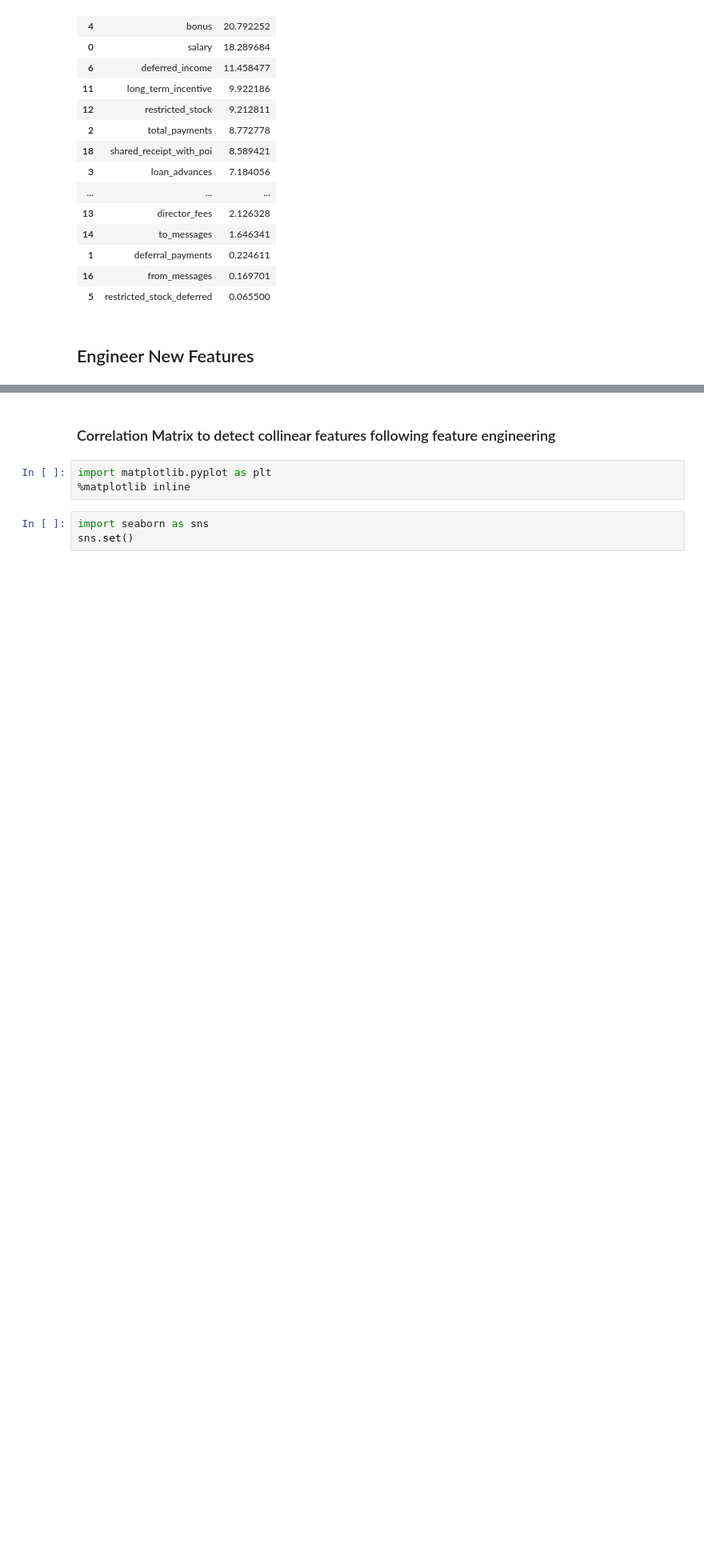
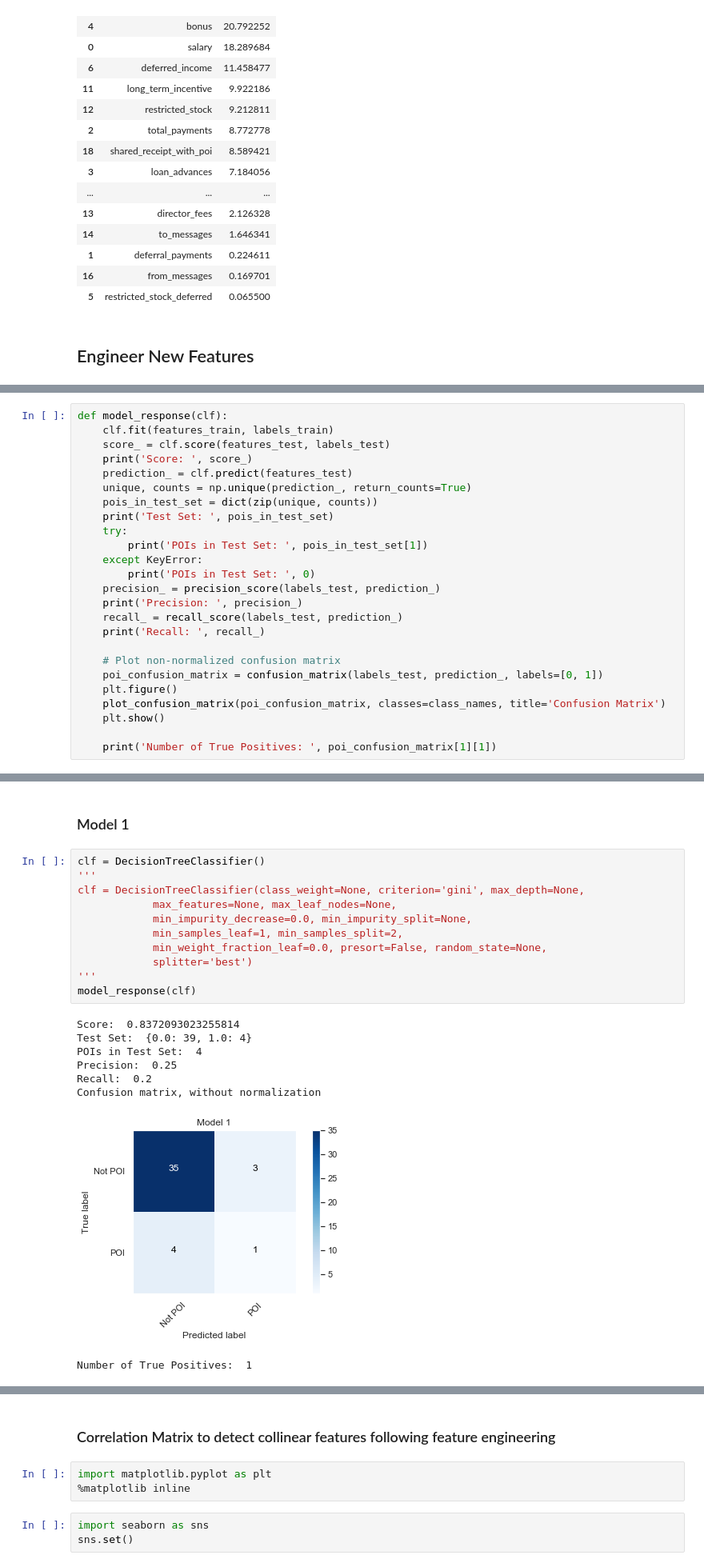
Before and after one commit to trenton3983/ud120-projects, a Jupyter notebook: ML_Project_Research.ipynb, the cells around one changed output, grey strips where cells are left out. Shown: that part at 80% size. Cells and saved outputs as stored; diff of their text form; blank space fills up the shorter version.

Commit message:
Add ML models and confusion matrix for precision/recall

```diff
--- a/ML_Project_Research.ipynb
+++ b/ML_Project_Research.ipynb
@@ -245,0 +310,25 @@ select_k_best(features=features, labels=labels)
+# %%
+def model_response(clf):
+    clf.fit(features_train, labels_train)
+    score_ = clf.score(features_test, labels_test)
+    print('Score: ', score_)
+    prediction_ = clf.predict(features_test)
+    unique, counts = np.unique(prediction_, return_counts=True)
+    pois_in_test_set = dict(zip(unique, counts))
+    print('Test Set: ', pois_in_test_set)
+    try:
+        print('POIs in Test Set: ', pois_in_test_set[1])
+    except KeyError:
+        print('POIs in Test Set: ', 0)
+    precision_ = precision_score(labels_test, prediction_)
+    print('Precision: ', precision_)
+    recall_ = recall_score(labels_test, prediction_)
+    print('Recall: ', recall_)
+
+    # Plot non-normalized confusion matrix
+    poi_confusion_matrix = confusion_matrix(labels_test, prediction_, labels=[0, 1])
+    plt.figure()
+    plot_confusion_matrix(poi_confusion_matrix, classes=class_names, title='Confusion Matrix')
+    plt.show()
+
+    print('Number of True Positives: ', poi_confusion_matrix[1][1])
@@ -245,0 +337,22 @@ select_k_best(features=features, labels=labels)
+# %% [markdown]
+### Model 1
+# %%
+clf = DecisionTreeClassifier()
+'''
+clf = DecisionTreeClassifier(class_weight=None, criterion='gini', max_depth=None,
+            max_features=None, max_leaf_nodes=None,
+            min_impurity_decrease=0.0, min_impurity_split=None,
+            min_samples_leaf=1, min_samples_split=2,
+            min_weight_fraction_leaf=0.0, presort=False, random_state=None,
+            splitter='best')
+'''
+model_response(clf)
+# %% [output]
+Score:  0.8372093023255814
+Test Set:  {0.0: 39, 1.0: 4}
+POIs in Test Set:  4
+Precision:  0.25
+Recall:  0.2
+Confusion matrix, without normalization
+[figure, added]
+Number of True Positives:  1
```
Also changed, not shown: parts of 35 cells of this notebook.
